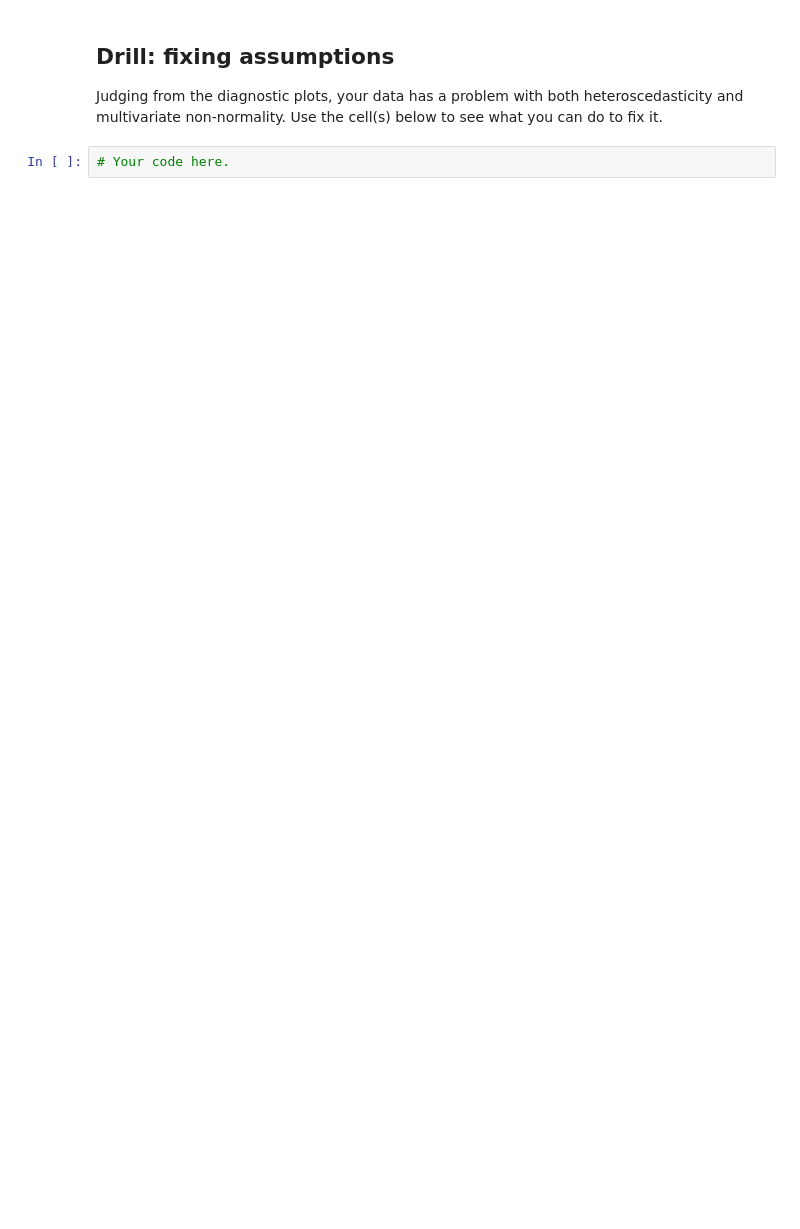
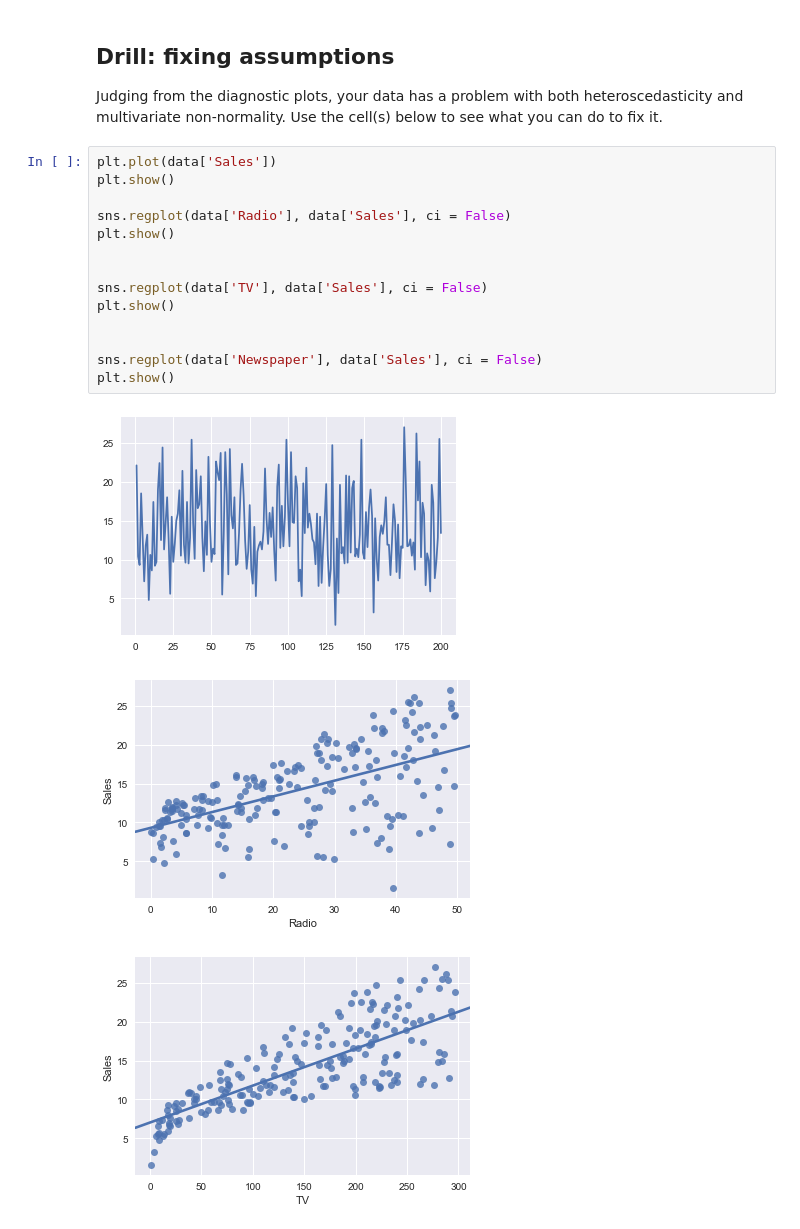
Before and after one commit to gurkpet/Thinkful-Lessons, a Jupyter notebook: Thinkful 2.4.3/2.4.3+The+Extraordinary+Power+of+Explanatory+Power.ipynb, the cells around one changed output. Cells and saved outputs as stored; diff of their text form; blank space fills up the shorter version.

```diff
--- a/Thinkful 2.4.3/2.4.3+The+Extraordinary+Power+of+Explanatory+Power.ipynb
+++ b/Thinkful 2.4.3/2.4.3+The+Extraordinary+Power+of+Explanatory+Power.ipynb
@@ -170,5 +202,21 @@ display(correlation_matrix)
 ## Drill: fixing assumptions
 
 Judging from the diagnostic plots, your data has a problem with both heteroscedasticity and multivariate non-normality.  Use the cell(s) below to see what you can do to fix it.
-# %%
-# Your code here.
+# %%
+plt.plot(data['Sales'])
+plt.show()
+
+sns.regplot(data['Radio'], data['Sales'], ci = False)
+plt.show()
+
+
+sns.regplot(data['TV'], data['Sales'], ci = False)
+plt.show()
+
+
+sns.regplot(data['Newspaper'], data['Sales'], ci = False)
+plt.show()
+# %% [output]
+[figure, added]
+[figure, added]
+[figure, added]
```
Also changed, not shown: parts of 10 cells of this notebook.
